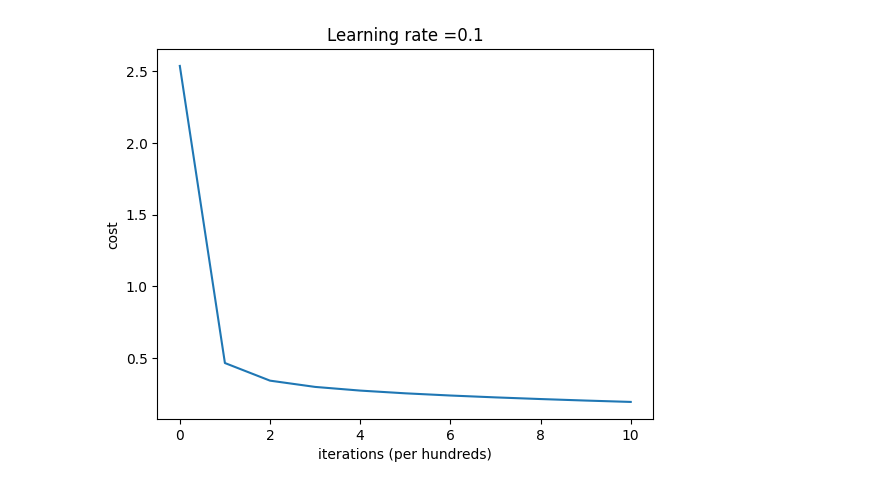
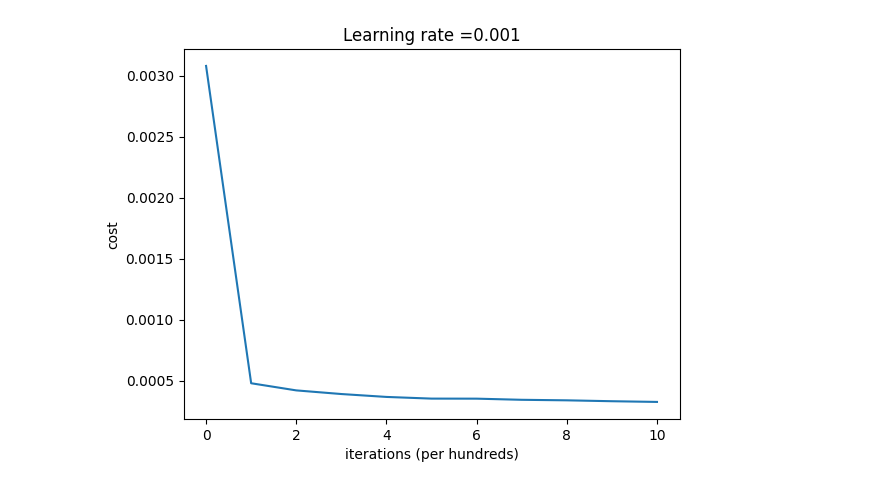
Before and after one commit to roshankaranth/nn_from_scratch_MNIST_dataset, a Jupyter notebook: nn.ipynb, the cells around one changed output. Drawn from its saved outputs; the diff is of its cells as text; code cells hidden in the pictures.

Commit message:
Implemented Mini-batch Adam optimization, Accuracy : 98-97%

```diff
--- a/nn.ipynb
+++ b/nn.ipynb
@@ -300,26 +365,39 @@ def gradient_checking(parameters, gradients, X, Y, epsilon=np.float64(1e-7)):
     else:
         print(f"Gradient descent works well! difference : {difference}")
 # %%
-def model(X,Y,layer_dims,learning_rate,num_iterations,lambd,keep_prob,print_cost,grad_check):
+def model(X,Y,layer_dims,learning_rate,epochs,lambd,keep_prob,mini_batch_size,beta_1,beta_2,print_cost,grad_check):
     m = X.shape[1]
     n = X.shape[0]
     parameters = initialize_parameters(layer_dims)
+    v,s = initialize_adam(parameters)
+    t = 0
+    J_cache = []
+    seed = 10
+    for e in range(epochs):
+        seed += 1
+        mini_batches = initialize_mini_batch(X,Y,mini_batch_size,seed)
+        avg_cost = 0
+        num_batches = len(mini_batches)
+        for i in range(num_batches):
+            x,y = mini_batches[i]
+            AL,caches = forward_propogation(x,parameters,keep_prob)
+            J = compute_cost(y,AL,parameters,lambd)
+            grads = backpropogation(AL, caches, y,lambd,keep_prob)
+            #parameters = update_parameters(grads, parameters, learning_rate)
+            t+=1
+            parameters,v,s = adam_optimizer(grads,parameters,v,s,learning_rate, beta_1, beta_2,t)
 
-    J_cache = []
-    for i in range(num_iterations):
-        AL,caches = forward_propogation(X,parameters,keep_prob)
-        J = compute_cost(Y,AL,parameters,lambd)
-        grads = backpropogation(AL, caches, Y,lambd,keep_prob)
-        parameters = update_parameters(grads, parameters, learning_rate)
+            avg_cost += J
 
-        prediction = np.argmax(AL,0)
-        accuracy = np.sum(prediction==Y)/AL.shape[1]
+        avg_cost = avg_cost/m
 
-        if i%100 == 0 and print_cost:
-            print(f"Cost at iteration {i} : {J}, Accuracy of the model : {accuracy*100}%")
-            J_cache.append(J)
+        if e%100 == 0 and print_cost:
+            accuracy,_ = predict(parameters,X,Y)
+            print(f"Cost at epoch {e} : {avg_cost}, Accuracy of the model : {accuracy*100}%")
+            J_cache.append(avg_cost)
+            if accuracy == 1: break
 
-        if i%500 == 0 and grad_check:
+        if e%500 == 0 and grad_check:
             gradient_checking(parameters, grads, X, Y)
 
     plt.plot(J_cache)
@@ -331,5 +409,8 @@ def model(X,Y,layer_dims,learning_rate,num_iterations,lambd,keep_prob,print_cost
     return parameters
 # %%
 layer_dims = [num_pixel*num_pixel,25,15,10]
-parameters = model(x_train,y_train,layer_dims,0.1,1001,0,1,True,True)
+start = time.time()
+parameters = model(x_train,y_train,layer_dims,0.001,1001,0,0.8,512,0.9,0.999,True,False)
+end = time.time()
+print(f"Elapsed time : {end-start} seconds")
 # %% [output]
@@ -350 +428 @@ Error in gradient descent, difference : 0.00042507189159743755
-[figure, old version]
+[figure, new version]
```
Also changed, not shown: parts of 11 cells of this notebook, 1 other file.
